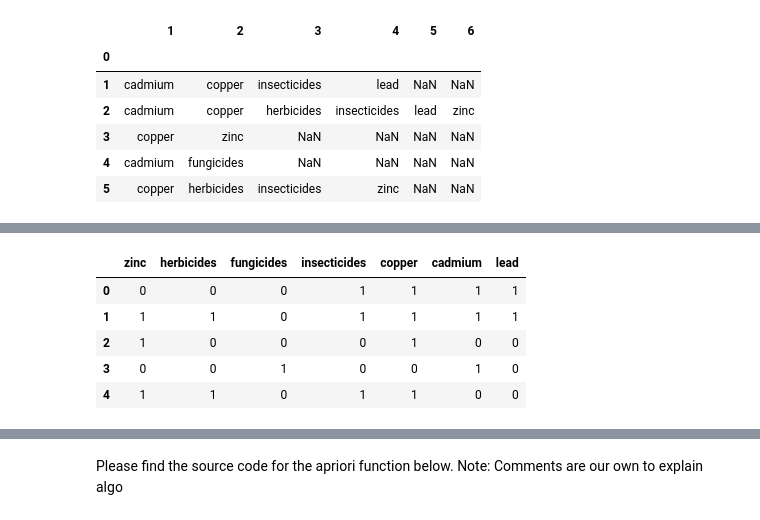
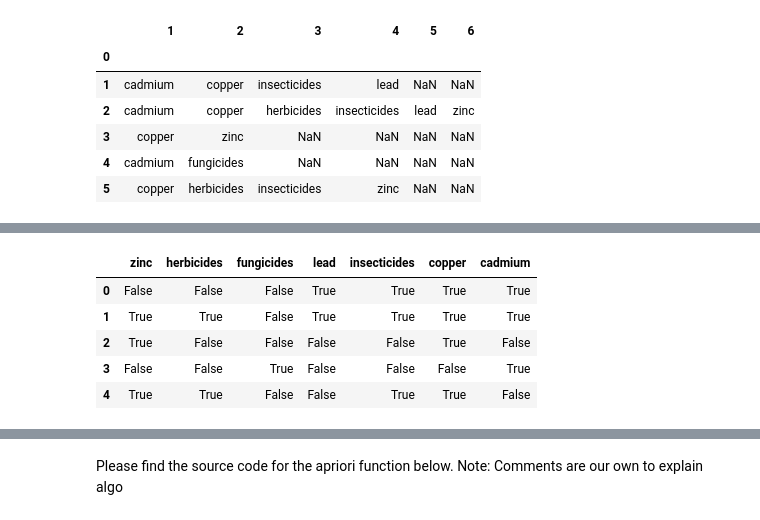
Before and after one commit to flo-s99/ABA_16, a Jupyter notebook: ABA_16.ipynb, the cells around one changed output, grey strips where cells are left out. Cells and saved outputs as stored; diff of their text form; code cells hidden in the pictures.

```diff
--- a/ABA_16.ipynb
+++ b/ABA_16.ipynb
@@ -34,27 +35,28 @@ The Item Base is as follows:  {'lead', 'copper', 'cadmium', 'zinc', 'fungicides'
 # %%
-# Data preprocessing to use Apriori package: more on http://rasbt.github.io/mlxtend/
+# Data preprocessing to use mlxtend package: more on http://rasbt.github.io/mlxtend/
 item_base = set(items)
 # We need to do a binary encoding as Apriori takes binary values as input
+# Construct a new list to contain the encoded df
 encoded_vals = []
 # Iterate through index and rows to encode using labels
 for index, row in df.iterrows():
     rowset = set(row)
     labels = {}
     uncommons = list(item_base - rowset)
     commons = list(item_base.intersection(rowset))
     for uc in uncommons:
-        labels[uc] = 0
+        labels[uc] = False
     for com in commons:
-        labels[com] = 1
+        labels[com] = True
     encoded_vals.append(labels)
 encoded_vals[0]
 # construct new dataframe containing encoded data
 processed_df = pd.DataFrame(encoded_vals)
 processed_df.head(5)
 # %% [output]
-|  | zinc | herbicides | fungicides | insecticides | copper | cadmium | lead |
-| 0 | 0 | 0 | 0 | 1 | 1 | 1 | 1 |
-| 1 | 1 | 1 | 0 | 1 | 1 | 1 | 1 |
-| 2 | 1 | 0 | 0 | 0 | 1 | 0 | 0 |
-| 3 | 0 | 0 | 1 | 0 | 0 | 1 | 0 |
-| 4 | 1 | 1 | 0 | 1 | 1 | 0 | 0 |
+|  | zinc | herbicides | fungicides | lead | insecticides | copper | cadmium |
+| 0 | False | False | False | True | True | True | True |
+| 1 | True | True | False | True | True | True | True |
+| 2 | True | False | False | False | False | True | False |
+| 3 | False | False | True | False | False | False | True |
+| 4 | True | True | False | False | True | True | False |
```
Also changed, not shown: parts of 5 cells of this notebook.
